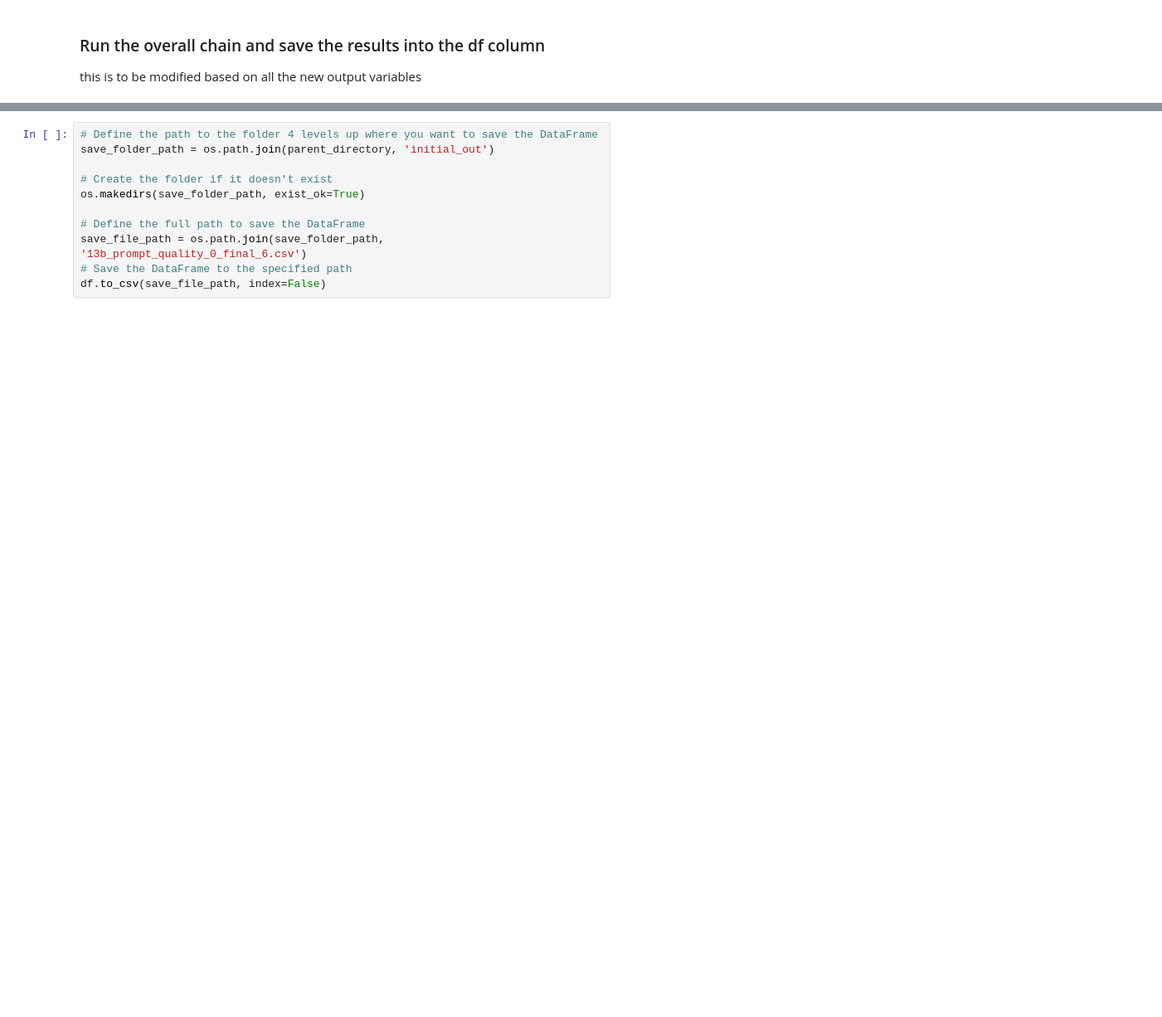
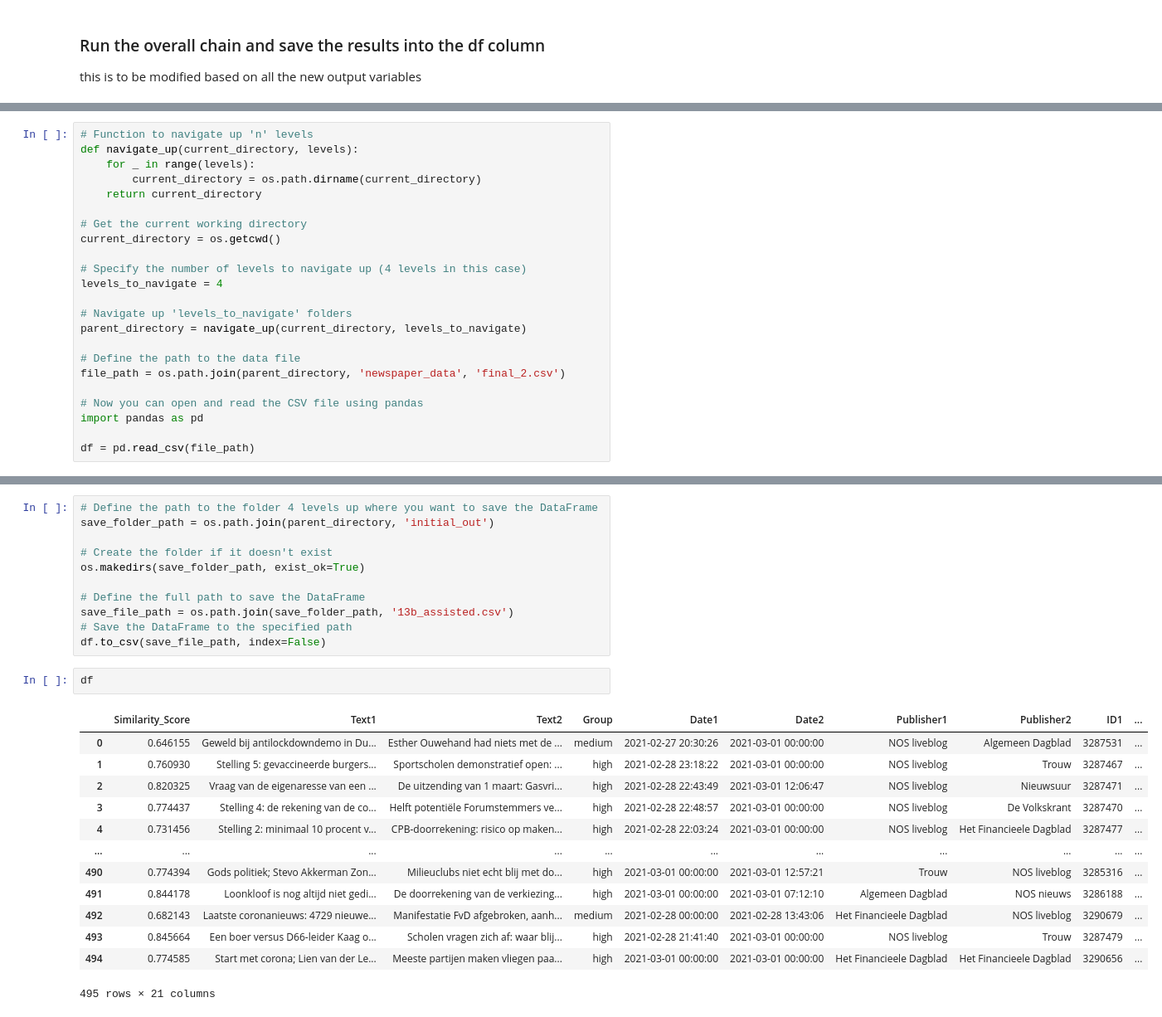
Before and after one commit to psyronika/LLM_validate, a Jupyter notebook: src/analysis/llama_2/few_shot_llama_13b_chat-topic_words.ipynb, the cells around one changed output, grey strips where cells are left out. Shown at 83% size. Saved outputs shown, nothing was run; the diff lists cells and outputs as text; blank space fills up the shorter version.

```diff
--- a/src/analysis/llama_2/few_shot_llama_13b_chat-topic_words.ipynb
+++ b/src/analysis/llama_2/few_shot_llama_13b_chat-topic_words.ipynb
@@ -610,3 +599,26 @@ df1 = pd.read_csv('../../data-processing/.csv')
+# %%
+# Function to navigate up 'n' levels
+def navigate_up(current_directory, levels):
+    for _ in range(levels):
+        current_directory = os.path.dirname(current_directory)
+    return current_directory
+
+# Get the current working directory
+current_directory = os.getcwd()
+
+# Specify the number of levels to navigate up (4 levels in this case)
+levels_to_navigate = 4
+
+# Navigate up 'levels_to_navigate' folders
+parent_directory = navigate_up(current_directory, levels_to_navigate)
+
+# Define the path to the data file
+file_path = os.path.join(parent_directory, 'newspaper_data', 'final_2.csv')
+
+# Now you can open and read the CSV file using pandas
+import pandas as pd
+
+df = pd.read_csv(file_path)
 # %%
 import time
 
@@ -702,9 +715,25 @@ save_folder_path = os.path.join(parent_directory, 'initial_out')
 os.makedirs(save_folder_path, exist_ok=True)
 
 # Define the full path to save the DataFrame
-save_file_path = os.path.join(save_folder_path, '13b_prompt_quality_0_final_6.csv')
+save_file_path = os.path.join(save_folder_path, '13b_assisted.csv')
 # Save the DataFrame to the specified path
 df.to_csv(save_file_path, index=False)
+# %%
+df
+# %% [output]
+|  | Similarity_Score | Text1 | Text2 | Group | Date1 | Date2 | Publisher1 | Publisher2 | ID1 | ... |
+| 0 | 0.646155 | Geweld bij antilockdowndemo in Du... | Esther Ouwehand had niets met de ... | medium | 2021-02-27 20:30:26 | 2021-03-01 00:00:00 | NOS liveblog | Algemeen Dagblad | 3287531 | ... |
+| 1 | 0.760930 | Stelling 5: gevaccineerde burgers... | Sportscholen demonstratief open: ... | high | 2021-02-28 23:18:22 | 2021-03-01 00:00:00 | NOS liveblog | Trouw | 3287467 | ... |
+| 2 | 0.820325 | Vraag van de eigenaresse van een ... | De uitzending van 1 maart: Gasvri... | high | 2021-02-28 22:43:49 | 2021-03-01 12:06:47 | NOS liveblog | Nieuwsuur | 3287471 | ... |
+| 3 | 0.774437 | Stelling 4: de rekening van de co... | Helft potentiële Forumstemmers ve... | high | 2021-02-28 22:48:57 | 2021-03-01 00:00:00 | NOS liveblog | De Volkskrant | 3287470 | ... |
+| 4 | 0.731456 | Stelling 2: minimaal 10 procent v... | CPB-doorrekening: risico op maken... | high | 2021-02-28 22:03:24 | 2021-03-01 00:00:00 | NOS liveblog | Het Financieele Dagblad | 3287477 | ... |
+| ... | ... | ... | ... | ... | ... | ... | ... | ... | ... | ... |
+| 490 | 0.774394 | Gods politiek; Stevo Akkerman Zon... | Milieuclubs niet echt blij met do... | high | 2021-03-01 00:00:00 | 2021-03-01 12:57:21 | Trouw | NOS liveblog | 3285316 | ... |
+| 491 | 0.844178 | Loonkloof is nog altijd niet gedi... | De doorrekening van de verkiezing... | high | 2021-03-01 00:00:00 | 2021-03-01 07:12:10 | Algemeen Dagblad | NOS nieuws | 3286188 | ... |
+| 492 | 0.682143 | Laatste coronanieuws: 4729 nieuwe... | Manifestatie FvD afgebroken, aanh... | medium | 2021-02-28 00:00:00 | 2021-02-28 13:43:06 | Het Financieele Dagblad | NOS liveblog | 3290679 | ... |
+| 493 | 0.845664 | Een boer versus D66-leider Kaag o... | Scholen vragen zich af: waar blij... | high | 2021-02-28 21:41:40 | 2021-03-01 00:00:00 | NOS liveblog | Trouw | 3287479 | ... |
+| 494 | 0.774585 | Start met corona; Lien van der Le... | Meeste partijen maken vliegen paa... | high | 2021-03-01 00:00:00 | 2021-03-01 00:00:00 | Het Financieele Dagblad | Het Financieele Dagblad | 3290656 | ... |
+495 rows × 21 columns
 # %%
 # Define the path to the folder 4 levels up where you want to save the DataFrame
 save_folder_path = os.path.join(parent_directory, 'initial_out')
```
Also changed, not shown: parts of 3 cells of this notebook, 2 other files.
